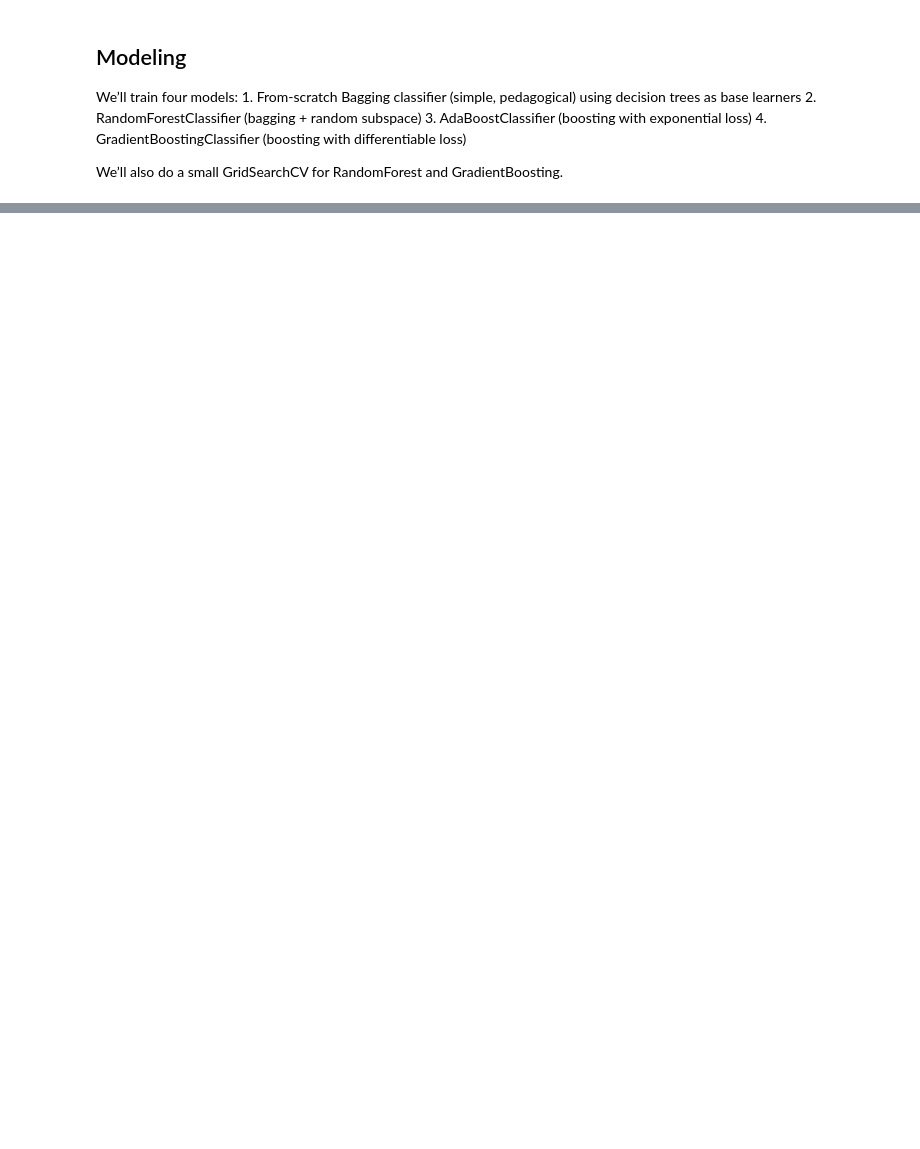
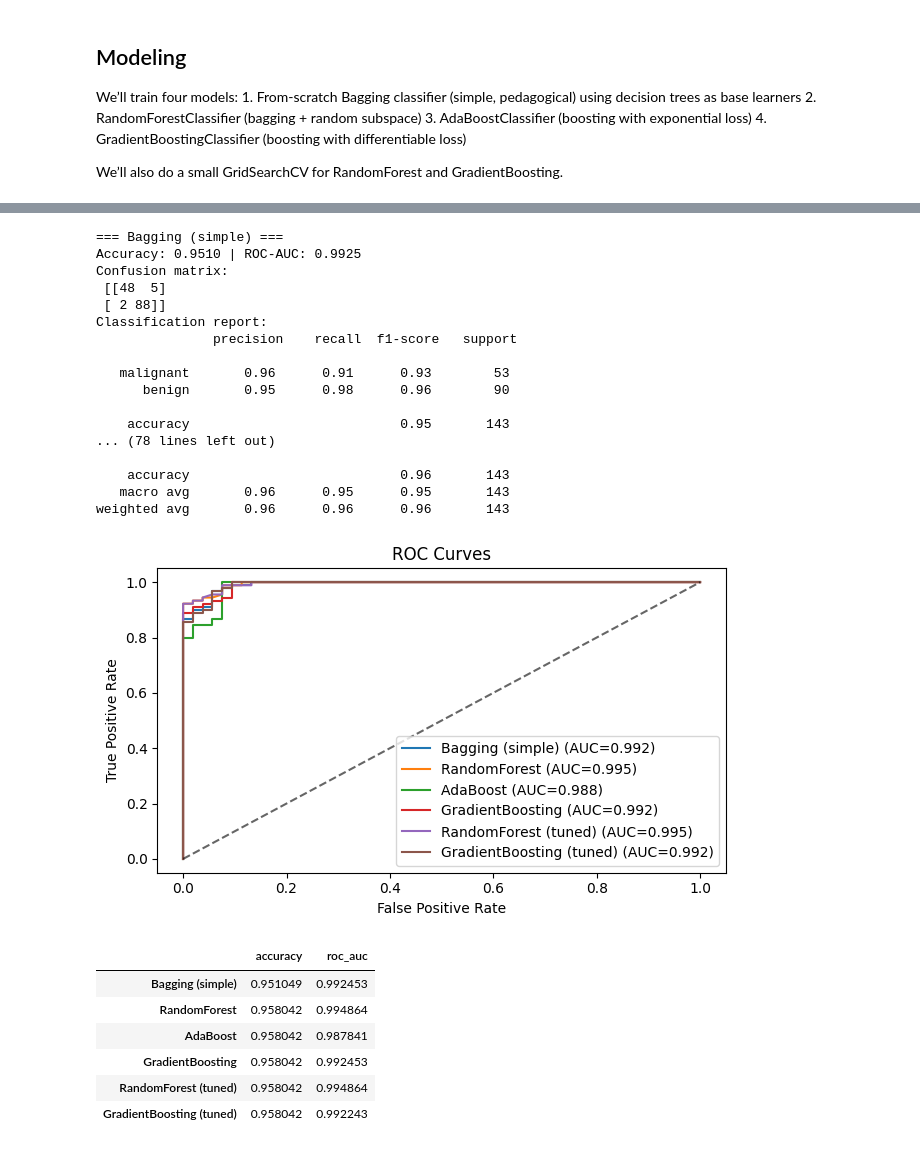
Before and after one commit to Kymi808/INDE577FALL25, a Jupyter notebook: examples/Supervised_Learning/Ensemble_Methods/Ensemble_Methods.ipynb, the cells around one changed output, grey strips where cells are left out. Cells and saved outputs as stored; diff of their text form; code cells hidden in the pictures; blank space fills up the shorter version.

```diff
--- a/examples/Supervised_Learning/Ensemble_Methods/Ensemble_Methods.ipynb
+++ b/examples/Supervised_Learning/Ensemble_Methods/Ensemble_Methods.ipynb
@@ -234,0 +349,80 @@ class SimpleBaggingClassifier:
+# %%
+def evaluate_model(name: str, model, X_tr, X_te, y_tr, y_te):
+    # predict labels & probabilities
+    y_pred = model.predict(X_te)
+    # handle predict_proba or decision_function gracefully
+    if hasattr(model, "predict_proba"):
+        y_proba = model.predict_proba(X_te)[:, 1]
+    elif hasattr(model, "decision_function"):
+        y_scores = model.decision_function(X_te)
+        # decision_function can be shape (n_samples,) for binary
+        y_proba = (y_scores - y_scores.min()) / (y_scores.max() - y_scores.min() + 1e-12)
+    else:
+        # fallback: hard predictions
+        y_proba = y_pred.astype(float)
+
+    acc = accuracy_score(y_te, y_pred)
+    try:
+        auc = roc_auc_score(y_te, y_proba)
+    except Exception:
+        auc = np.nan
+
+    print(f"\n=== {name} ===")
+    print(f"Accuracy: {acc:.4f} | ROC-AUC: {auc:.4f}")
+    print("Confusion matrix:\n", confusion_matrix(y_te, y_pred))
+    print("Classification report:\n", classification_report(y_te, y_pred, target_names=cancer.target_names))
+
+    # ROC curve
+    fpr, tpr, _ = roc_curve(y_te, y_proba)
+    plt.plot(fpr, tpr, label=f"{name} (AUC={auc:.3f})")
+    return acc, auc
+
+plt.figure()
+metrics = {}
+
+for lname, mdl in [
+    ("Bagging (simple)", bag_simple),
+    ("RandomForest", rf),
+    ("AdaBoost", ada),
+    ("GradientBoosting", gbdt),
+    ("RandomForest (tuned)", rf_best),
+    ("GradientBoosting (tuned)", gb_best),
+]:
+    acc, auc = evaluate_model(lname, mdl, X_train, X_test, y_train, y_test)
+    metrics[lname] = {"accuracy": acc, "roc_auc": auc}
+
+plt.plot([0, 1], [0, 1], "k--", alpha=0.6)
+plt.xlabel("False Positive Rate")
+plt.ylabel("True Positive Rate")
+plt.title("ROC Curves")
+plt.legend()
+plt.tight_layout()
+plt.show()
+
+pd.DataFrame(metrics).T
+# %% [output]
+=== Bagging (simple) ===
+Accuracy: 0.9510 | ROC-AUC: 0.9925
+Confusion matrix:
+ [[48  5]
+ [ 2 88]]
+Classification report:
+               precision    recall  f1-score   support
+
+   malignant       0.96      0.91      0.93        53
+      benign       0.95      0.98      0.96        90
+
+    accuracy                           0.95       143
+... (78 lines left out)
+
+    accuracy                           0.96       143
+   macro avg       0.96      0.95      0.95       143
+weighted avg       0.96      0.96      0.96       143
+[figure, added]
+|  | accuracy | roc_auc |
+| Bagging (simple) | 0.951049 | 0.992453 |
+| RandomForest | 0.958042 | 0.994864 |
+| AdaBoost | 0.958042 | 0.987841 |
+| GradientBoosting | 0.958042 | 0.992453 |
+| RandomForest (tuned) | 0.958042 | 0.994864 |
+| GradientBoosting (tuned) | 0.958042 | 0.992243 |
```
Also changed, not shown: parts of 9 cells of this notebook, 2 other files.
